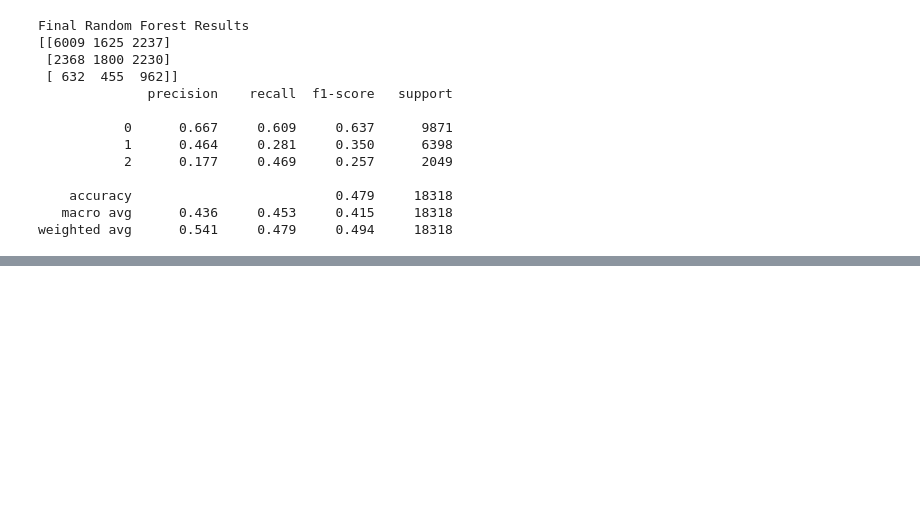
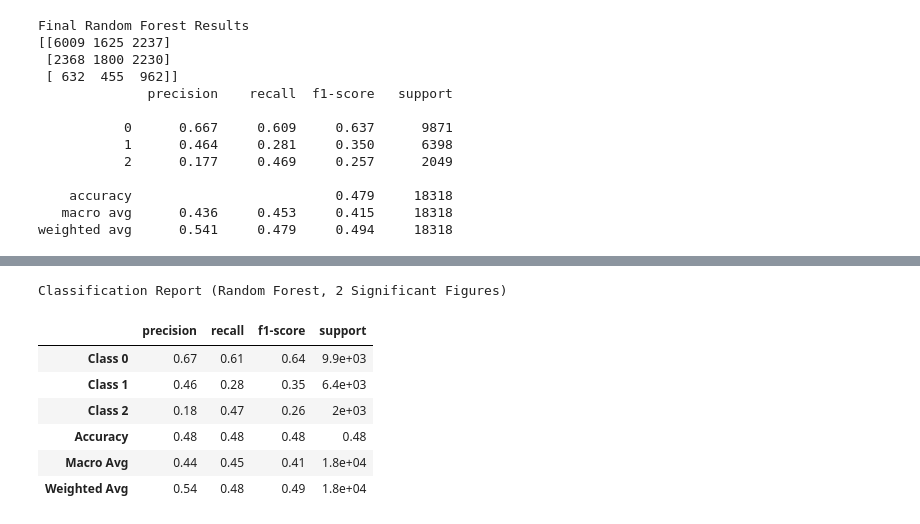
Before and after one commit to 23Deon/Data-Mining-and-analysis, a Jupyter notebook: preprocessed_data/Random Forest/random_forest.ipynb, the cells around one changed output, grey strips where cells are left out. Saved outputs shown, nothing was run; the diff lists cells and outputs as text; code cells hidden in the pictures; blank space fills up the shorter version.

```diff
--- a/preprocessed_data/Random Forest/random_forest.ipynb
+++ b/preprocessed_data/Random Forest/random_forest.ipynb
@@ -366,0 +465,67 @@ weighted avg      0.541     0.479     0.494     18318
+# %%
+# ===============================
+# CLASSIFICATION REPORT TABLE (2 s.f.)
+# ===============================
+report = classification_report(
+    y_val,
+    y_pred_final,
+    output_dict=True,
+    zero_division=0
+)
+
+report_df = pd.DataFrame(report).transpose()
+
+# Keep only relevant rows
+report_df = report_df.loc[
+    ["0", "1", "2", "accuracy", "macro avg", "weighted avg"]
+]
+
+# Apply 2 significant figures formatting
+report_df = report_df.applymap(
+    lambda x: f"{x:.2g}" if isinstance(x, (int, float)) else x
+)
+
+# Rename index for clarity
+report_df.index = [
+    "Class 0",
+    "Class 1",
+    "Class 2",
+    "Accuracy",
+    "Macro Avg",
+    "Weighted Avg"
+]
+
+display(
+    report_df.style
+    .set_caption("Classification Report (Random Forest, 2 Significant Figures)")
+    .set_properties(**{
+        "text-align": "center",
+        "border": "1px solid black"
+    })
+    .set_table_styles([
+        {
+            "selector": "th",
+            "props": [
+                ("border", "1px solid black"),
+                ("background-color", "#f2f2f2"),
+                ("text-align", "center")
+            ]
+        },
+        {
+            "selector": "td",
+            "props": [
+                ("border", "1px solid black"),
+                ("text-align", "center")
+            ]
+        }
+    ])
+)
+# %% [output]
+Classification Report (Random Forest, 2 Significant Figures)
+|  | precision | recall | f1-score | support |
+| Class 0 | 0.67 | 0.61 | 0.64 | 9.9e+03 |
+| Class 1 | 0.46 | 0.28 | 0.35 | 6.4e+03 |
+| Class 2 | 0.18 | 0.47 | 0.26 | 2e+03 |
+| Accuracy | 0.48 | 0.48 | 0.48 | 0.48 |
+| Macro Avg | 0.44 | 0.45 | 0.41 | 1.8e+04 |
+| Weighted Avg | 0.54 | 0.48 | 0.49 | 1.8e+04 |
```
Also changed, not shown: parts of 1 cell of this notebook.
